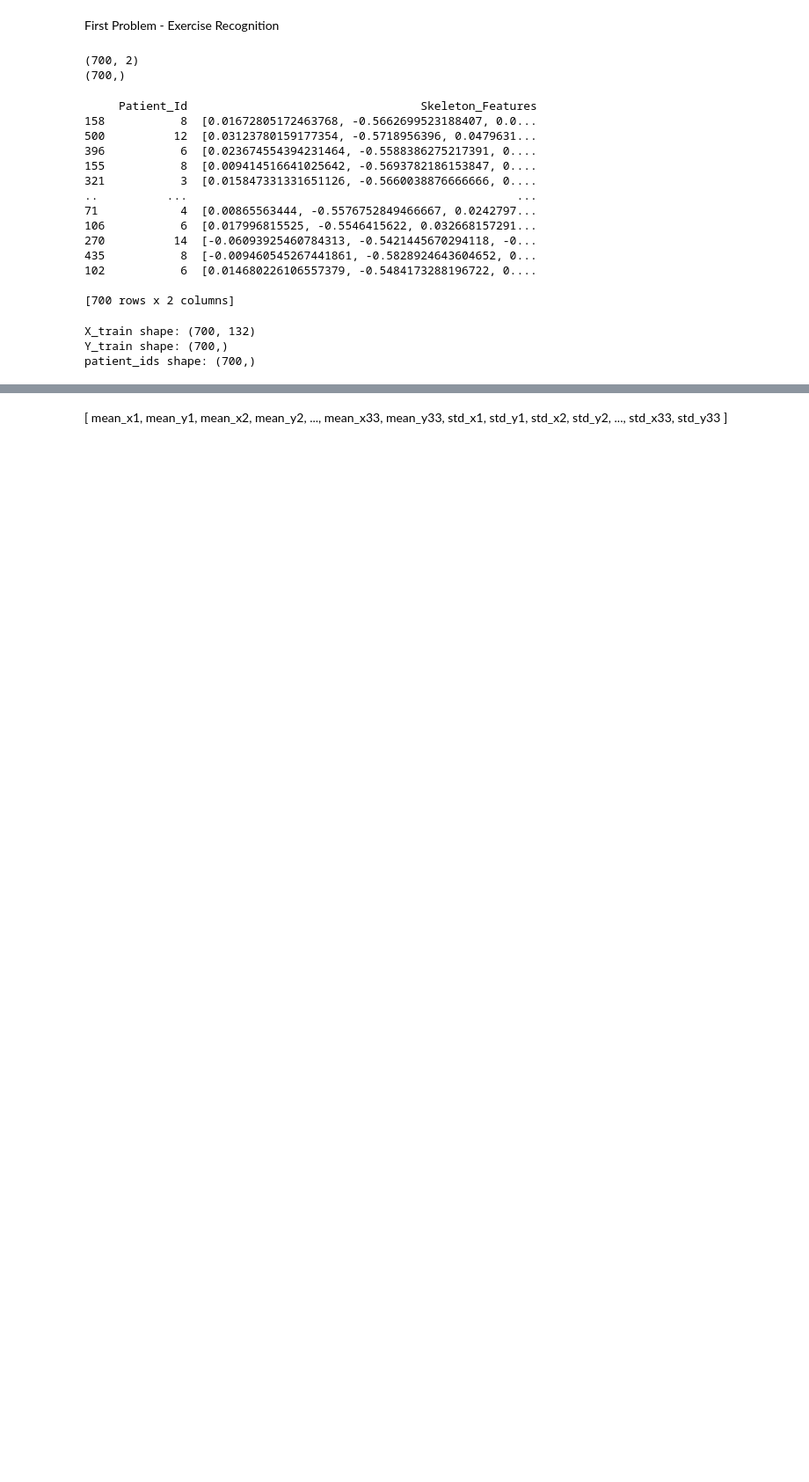
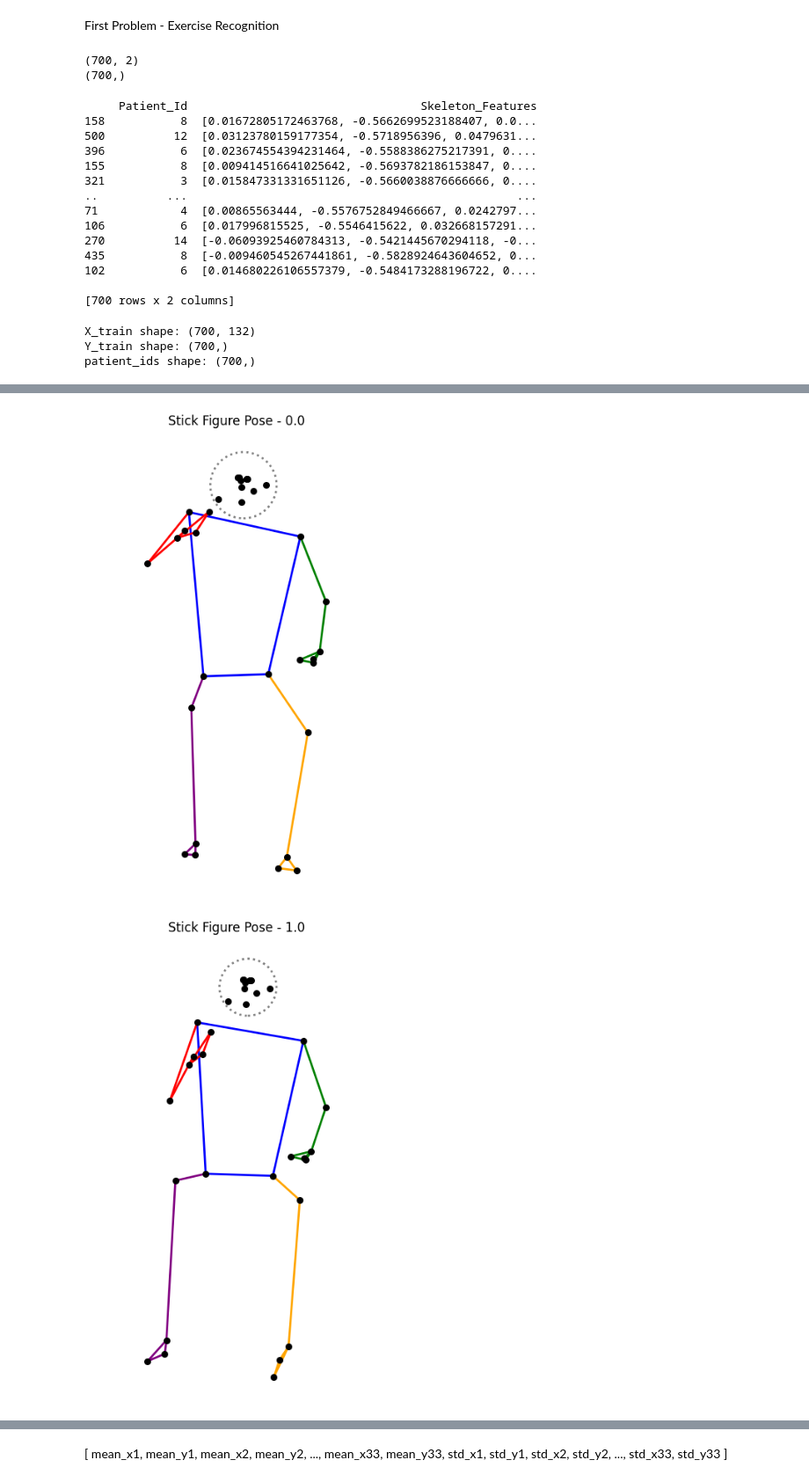
Before and after one commit to davidmarafuzgaspar/ist-machine-learning-project, a Jupyter notebook: Part - 2/Problem - 1/Development/classification.ipynb, the cells around one changed output, grey strips where cells are left out. Shown at 88% size. Saved outputs shown, nothing was run; the diff lists cells and outputs as text; code cells hidden in the pictures; blank space fills up the shorter version.

```diff
--- a/Part - 2/Problem - 1/Development/classification.ipynb
+++ b/Part - 2/Problem - 1/Development/classification.ipynb
@@ -70,0 +50,64 @@ plt.show()
+# %%
+connections = {
+    'trunk': [(11, 12), (11, 23), (12, 24), (23, 24)],
+    'right_arm': [(12, 14), (14, 16), (22, 16), (20, 16), (20, 18), (18, 16)],
+    'left_arm': [(11, 13), (13, 15), (21, 15), (15, 19), (19, 17), (17, 15)],
+    'right_leg': [(23, 25), (25, 27), (27, 31), (31, 29), (29, 27)],
+    'left_leg': [(24, 26), (26, 28), (28, 30), (30, 32), (28, 32)]
+}
+
+colors = {
+    'trunk': 'blue',
+    'right_arm': 'red',
+    'left_arm': 'green',
+    'right_leg': 'orange',
+    'left_leg': 'purple'
+}
+
+head_indices = [0, 1, 2, 3, 4, 5, 6, 7, 8, 9, 10]
+# %%
+examples = [0, 4, 10]
+
+for idx in examples:
+    sample = X_train[idx]
+
+    # Split into mean and std
+    mean_coords = sample[:66]
+    std_coords = sample[66:]
+
+    # Extract x and y of 33 keypoints
+    x = mean_coords[0::2]  # even indices
+    y = mean_coords[1::2]  # odd indices
+
+    # Get head points
+    head_x = x[head_indices]
+    head_y = -y[head_indices]  # use -y if you invert y in your plot
+
+    # Calculate center as mean of head points
+    center_x = head_x.mean()
+    center_y = head_y.mean()
+
+    # Calculate radius as max distance from center to any head point
+    radius = np.max(np.sqrt((head_x - center_x)**2 + (head_y - center_y)**2)) * 1.15  # 1.15 for padding
+
+    fig, ax = plt.subplots(figsize=(5, 8))
+
+    # Plot segments
+    for part, segs in connections.items():
+        for a, b in segs:
+            ax.plot([x[a], x[b]], [-y[a], -y[b]], c=colors[part], lw=2)
+
+    # Plot joints
+    ax.scatter(x, -y, c='black', s=30, zorder=2)
+
+    # Draw head circle
+    circle = patches.Circle((center_x, center_y), radius, fill=False, linestyle='dotted', edgecolor='gray', lw=2)
+    ax.add_patch(circle)
+
+    ax.set_title(f"Stick Figure Pose - {Y_train[idx]}")
+    ax.axis('equal')
+    ax.axis('off')
+    plt.show()
+# %% [output]
+[figure, added]
+[figure, added]
```
Also changed, not shown: parts of 7 cells of this notebook, 4 other files.
